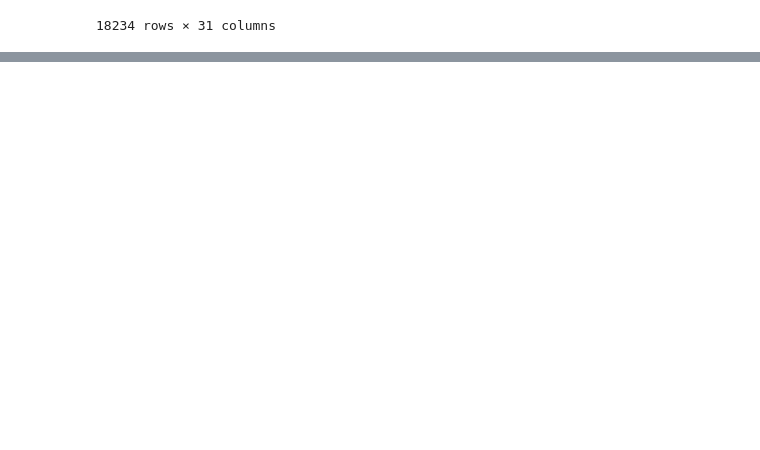
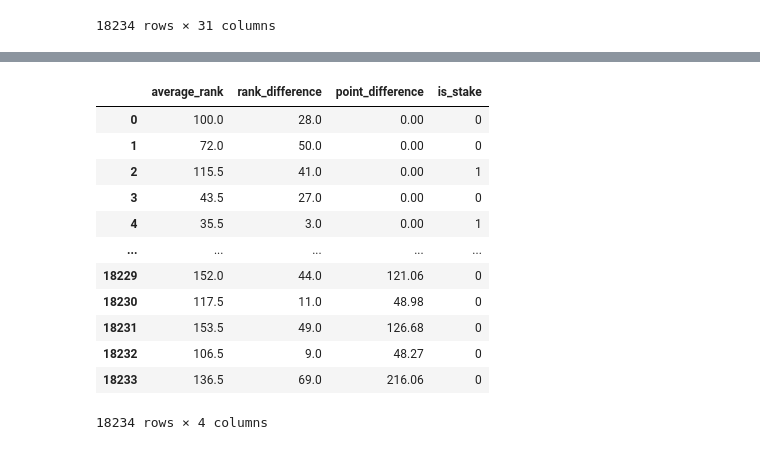
Before and after one commit to Aofarkane/KKU_Data_mining, a Jupyter notebook: FIFA_WORLD_CUP.ipynb, the cells around one changed output, grey strips where cells are left out. Cells and saved outputs as stored; diff of their text form; code cells hidden in the pictures; blank space fills up the shorter version.

```diff
--- a/FIFA_WORLD_CUP.ipynb
+++ b/FIFA_WORLD_CUP.ipynb
@@ -392,0 +301,17 @@ matches
+# %%
+X = matches[['average_rank','rank_difference','point_difference','is_stake']]
+X
+# %% [output]
+|  | average_rank | rank_difference | point_difference | is_stake |
+| 0 | 100.0 | 28.0 | 0.00 | 0 |
+| 1 | 72.0 | 50.0 | 0.00 | 0 |
+| 2 | 115.5 | 41.0 | 0.00 | 1 |
+| 3 | 43.5 | 27.0 | 0.00 | 0 |
+| 4 | 35.5 | 3.0 | 0.00 | 1 |
+| ... | ... | ... | ... | ... |
+| 18229 | 152.0 | 44.0 | 121.06 | 0 |
+| 18230 | 117.5 | 11.0 | 48.98 | 0 |
+| 18231 | 153.5 | 49.0 | 126.68 | 0 |
+| 18232 | 106.5 | 9.0 | 48.27 | 0 |
+| 18233 | 136.5 | 69.0 | 216.06 | 0 |
+18234 rows × 4 columns
```
Also changed, not shown: parts of 81 cells of this notebook.
